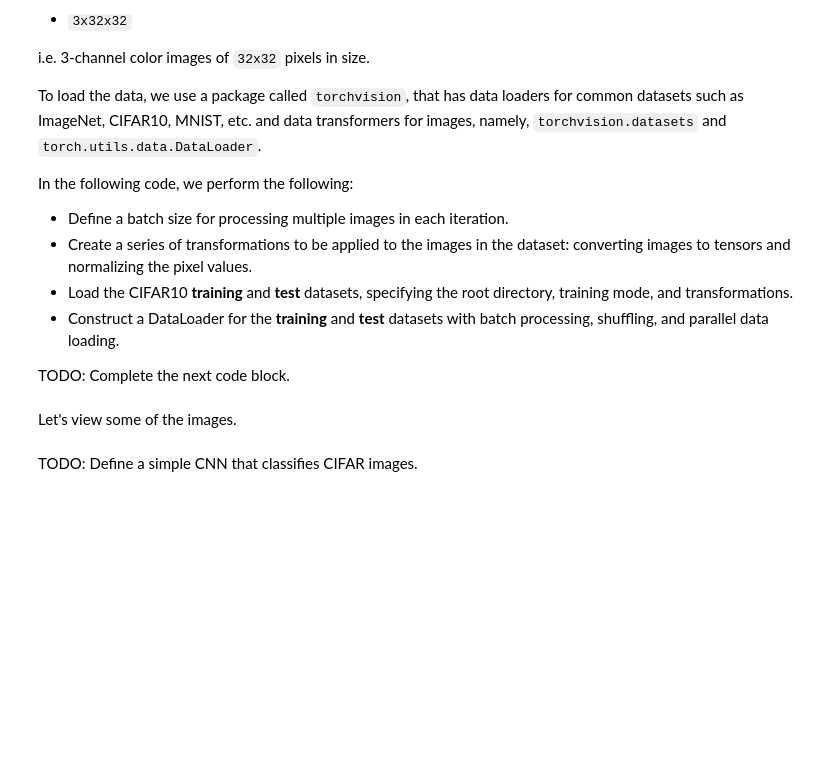
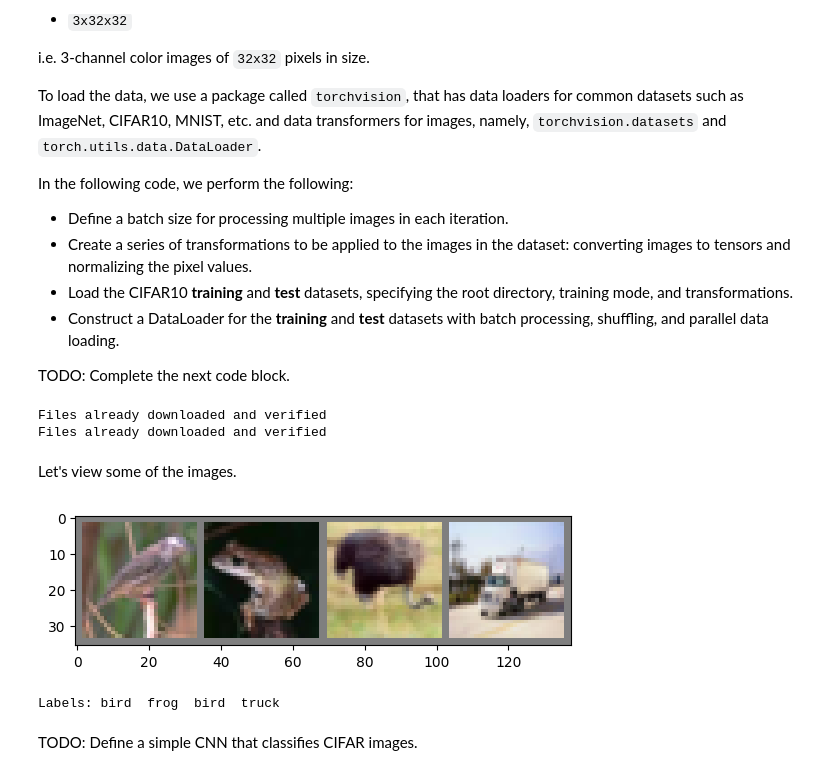
Before and after one commit to Junruiethel/machine-learning, a Jupyter notebook: Copy_of_EE599_ML_Systems_HW2.ipynb, the cells around one changed output. Drawn from its saved outputs; the diff is of its cells as text; code cells hidden in the pictures; blank space fills up the shorter version.

```diff
--- a/Copy_of_EE599_ML_Systems_HW2.ipynb
+++ b/Copy_of_EE599_ML_Systems_HW2.ipynb
@@ -659,55 +663,64 @@ mean_values = (0.5, 0.5, 0.5)  # Mean values for red, green, and blue channels
 std_values = (0.5, 0.5, 0.5)   # Standard deviation values for red, green, and blue channels
 
 # Define the transformation pipeline
-
+transform = transforms.Compose([
+    transforms.ToTensor(),  # Convert images to PyTorch tensors
+    transforms.Normalize(mean=mean_values, std=std_values)  # Normalize the image data
+])
 # Load the CIFAR10 training dataset and apply the defined transformations
-
+train_dataset = torchvision.datasets.CIFAR10(root='./data', train=True, transform=transform, download=True)
 
 # Create a DataLoader to efficiently load and process training data in batches
-
+train_loader = DataLoader(train_dataset, batch_size=batch_size, shuffle=True, num_workers=2)
 
 # Load the CIFAR10 test dataset and apply the same transformations as for training
-
+test_dataset = torchvision.datasets.CIFAR10(root='./data', train=False, transform=transform, download=True)
 
 # Create a DataLoader for test data
-
+test_loader = DataLoader(test_dataset, batch_size=batch_size, shuffle=False, num_workers=2)
 # classes
 classes = ('plane', 'car', 'bird', 'cat',
            'deer', 'dog', 'frog', 'horse', 'ship', 'truck')
+# %% [output]
+Files already downloaded and verified
+Files already downloaded and verified
 # %% [markdown]
 Let's view some of the images.
 # %%
 
 # Define a function to display images
 def imshow(img):
     # Unnormalize the image
     # The normalization was done using this formula:
     # img_norm = (img - mean) / std
     # So we unnormalize as follows:
     img = img * 0.5 + 0.5
 
     npimg = img.numpy()
 
 
     #The image array is typically stored in the order [height, width, channels],
     #but the plt.imshow function expects the image array to be stored in the
     #order [channels, width, height].
     #The np.transpose function transposes the image array,
     #so that it is stored in the correct order.
     plt.imshow(np.transpose(npimg, (1, 2, 0)))
 
     # Display the image
     plt.show()
 
 # Get some random training images
-dataiter = iter(trainloader)
+dataiter = iter(train_loader)
 images, labels = next(dataiter)
 
 # Show the images using the imshow function
 imshow(torchvision.utils.make_grid(images))
 
 # Print labels
 print('Labels:', ' '.join(f'{classes[labels[j]]:5s}' for j in range(batch_size)))
+# %% [output]
+[figure, added]
+Labels: bird  frog  bird  truck
 # %% [markdown]
 TODO: Define a simple CNN that classifies CIFAR images.
 # %%
```
Also changed, not shown: parts of 27 cells of this notebook.
